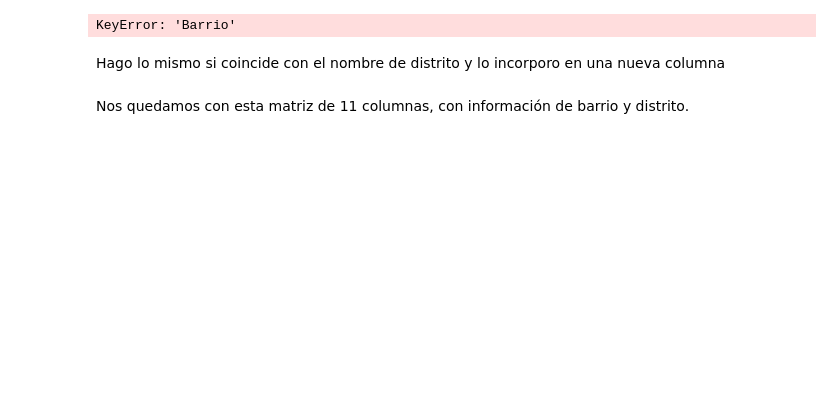
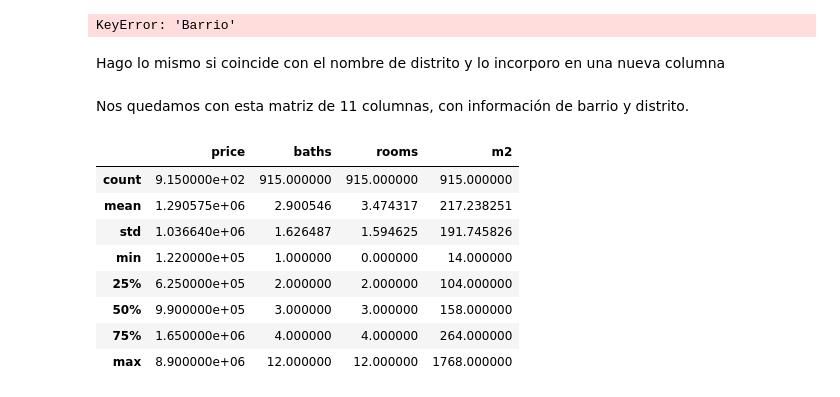
Before and after one commit to angelgvill/DS_Analisis_Datos, a Jupyter notebook: notebooks/01_Primera_exploración.ipynb, the cells around one changed output. Cells and saved outputs as stored; diff of their text form; code cells hidden in the pictures; blank space fills up the shorter version.

```diff
--- a/notebooks/01_Primera_exploración.ipynb
+++ b/notebooks/01_Primera_exploración.ipynb
@@ -730,3 +723,15 @@ print("El archivo JSON se ha guardado como 'viviendas_EDA_agv.json' en la carpet
 df2.to_csv("../data/processed/viviendas_EDA_agv.csv", index = False)
 
 print("El archivo CSV se ha guardado como 'viviendas_EDA_agv.csv' en la carpeta 'data/processed'.")
+# %%
+df2.describe()
+# %% [output]
+|  | price | baths | rooms | m2 |
+| count | 9.150000e+02 | 915.000000 | 915.000000 | 915.000000 |
+| mean | 1.290575e+06 | 2.900546 | 3.474317 | 217.238251 |
+| std | 1.036640e+06 | 1.626487 | 1.594625 | 191.745826 |
+| min | 1.220000e+05 | 1.000000 | 0.000000 | 14.000000 |
+| 25% | 6.250000e+05 | 2.000000 | 2.000000 | 104.000000 |
+| 50% | 9.900000e+05 | 3.000000 | 3.000000 | 158.000000 |
+| 75% | 1.650000e+06 | 4.000000 | 4.000000 | 264.000000 |
+| max | 8.900000e+06 | 12.000000 | 12.000000 | 1768.000000 |
```
Also changed, not shown: parts of 2 cells of this notebook, 2 other files.
